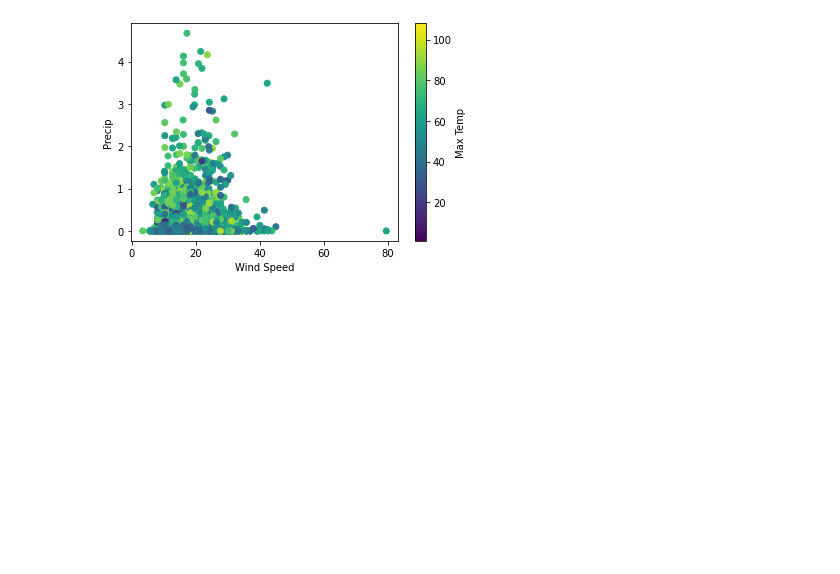
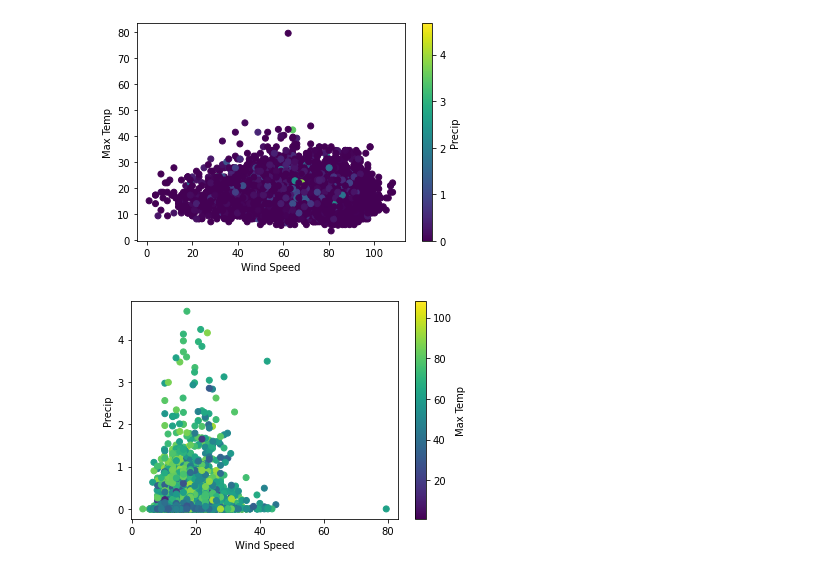
Before and after one commit to domingo-aj/Group-Project-1, a Jupyter notebook: dataviz_projectone_MG.ipynb, the cells around one changed output. Cells and saved outputs as stored; diff of their text form; code cells hidden in the pictures; blank space fills up the shorter version.

```diff
--- a/dataviz_projectone_MG.ipynb
+++ b/dataviz_projectone_MG.ipynb
@@ -88,3 +97,13 @@ weather_summary
+# %%
+#Temp vs Wind Speed & for cancelled flights
+plt.scatter(weather_summary['Max Temp'],weather_summary['Wind Speed'],c=weather_summary['Precip'])
+clb = plt.colorbar()
+plt.xlabel("Wind Speed")
+plt.ylabel("Max Temp")
+clb.set_label("Precip")
+plt.show()
+# %% [output]
+[figure, added]
 # %%
 #Wind speed vs precipitation &  temp as colored data points for cancelled flights
 plt.scatter(weather_summary['Wind Speed'],weather_summary['Precip'],c=weather_summary['Max Temp'])
```
Also changed, not shown: parts of 15 cells of this notebook.
